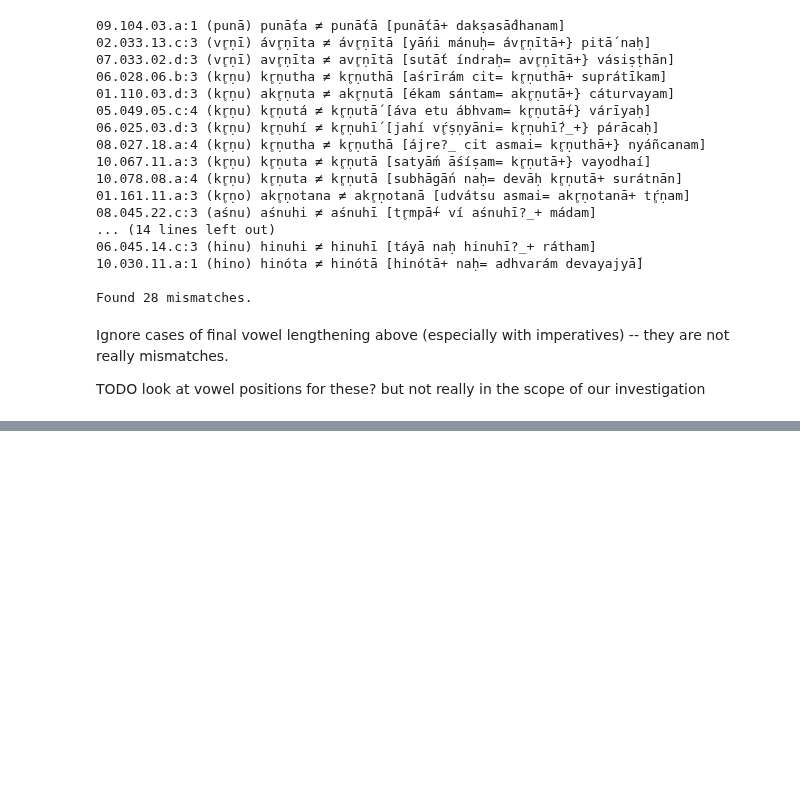
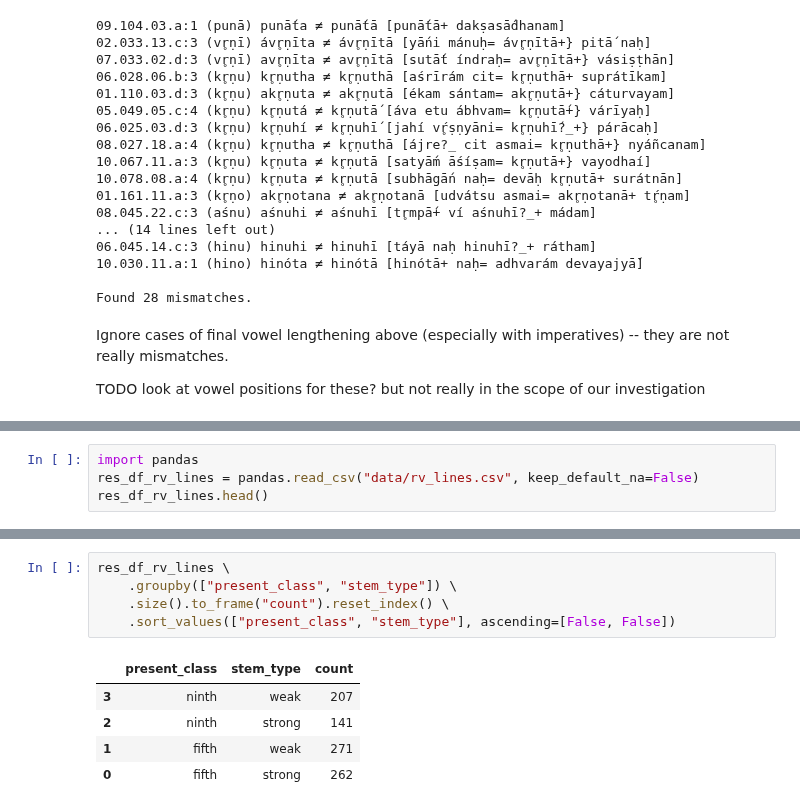
Before and after one commit to anupdhml/sanskrit_ninth_class_meter, a Jupyter notebook: 4_verse_lines.ipynb, the cells around one changed output, grey strips where cells are left out. Cells and saved outputs as stored; diff of their text form; blank space fills up the shorter version.

```diff
--- a/4_verse_lines.ipynb
+++ b/4_verse_lines.ipynb
@@ -342,0 +345,4 @@ TODO look at vowel positions for these? but not really in the scope of our inves
+# %%
+import pandas
+res_df_rv_lines = pandas.read_csv("data/rv_lines.csv", keep_default_na=False)
+res_df_rv_lines.head()
@@ -342,0 +357,11 @@ TODO look at vowel positions for these? but not really in the scope of our inves
+# %%
+res_df_rv_lines \
+    .groupby(["present_class", "stem_type"]) \
+    .size().to_frame("count").reset_index() \
+    .sort_values(["present_class", "stem_type"], ascending=[False, False])
+# %% [output]
+|  | present_class | stem_type | count |
+| 3 | ninth | weak | 207 |
+| 2 | ninth | strong | 141 |
+| 1 | fifth | weak | 271 |
+| 0 | fifth | strong | 262 |
```
Also changed, not shown: parts of 2 cells of this notebook, 3 other files.
